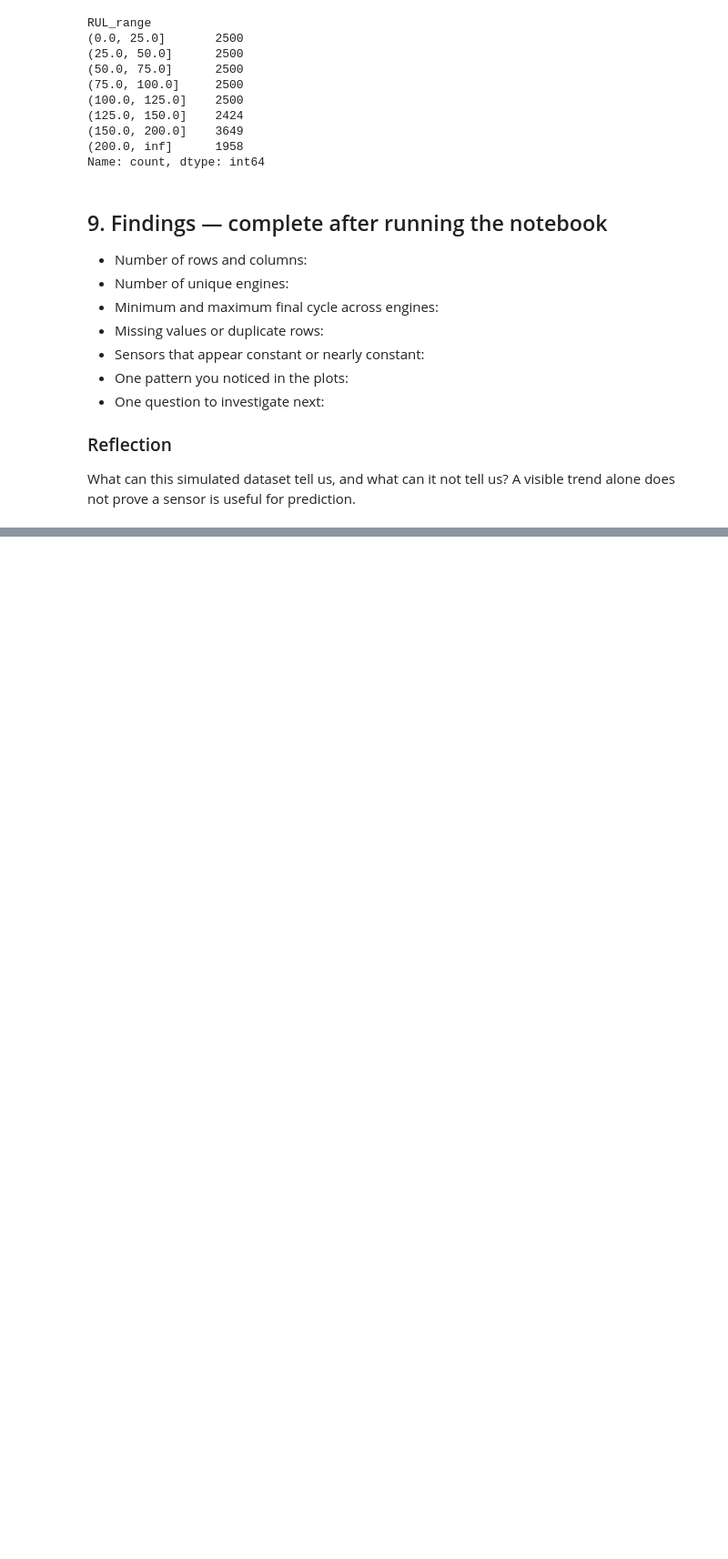
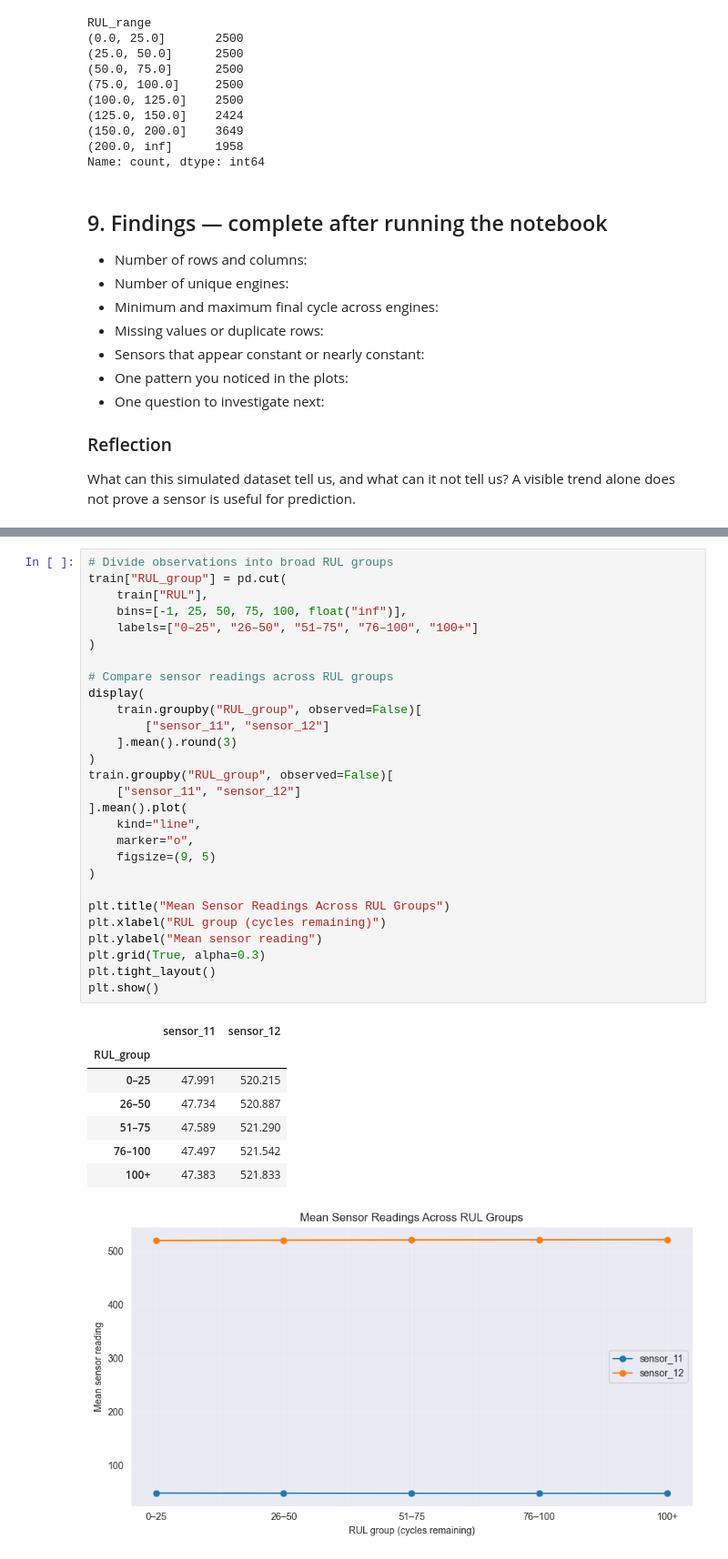
Before and after one commit to RanimRebai/predictive-maintenance-ml, a Jupyter notebook: notebooks/01_data_exploration.ipynb, the cells around one changed output, grey strips where cells are left out. Shown at 91% size. Drawn from its saved outputs; the diff is of its cells as text; blank space fills up the shorter version.

```diff
--- a/notebooks/01_data_exploration.ipynb
+++ b/notebooks/01_data_exploration.ipynb
@@ -311,0 +376,37 @@ What can this simulated dataset tell us, and what can it not tell us? A visible
+# %%
+# Divide observations into broad RUL groups
+train["RUL_group"] = pd.cut(
+    train["RUL"],
+    bins=[-1, 25, 50, 75, 100, float("inf")],
+    labels=["0–25", "26–50", "51–75", "76–100", "100+"]
+)
+
+# Compare sensor readings across RUL groups
+display(
+    train.groupby("RUL_group", observed=False)[
+        ["sensor_11", "sensor_12"]
+    ].mean().round(3)
+)
+train.groupby("RUL_group", observed=False)[
+    ["sensor_11", "sensor_12"]
+].mean().plot(
+    kind="line",
+    marker="o",
+    figsize=(9, 5)
+)
+
+plt.title("Mean Sensor Readings Across RUL Groups")
+plt.xlabel("RUL group (cycles remaining)")
+plt.ylabel("Mean sensor reading")
+plt.grid(True, alpha=0.3)
+plt.tight_layout()
+plt.show()
+# %% [output]
+|  | sensor_11 | sensor_12 |
+| RUL_group |  |  |
+| 0–25 | 47.991 | 520.215 |
+| 26–50 | 47.734 | 520.887 |
+| 51–75 | 47.589 | 521.290 |
+| 76–100 | 47.497 | 521.542 |
+| 100+ | 47.383 | 521.833 |
+[figure, added]
```
Also changed, not shown: parts of 11 cells of this notebook, 2 other files.
